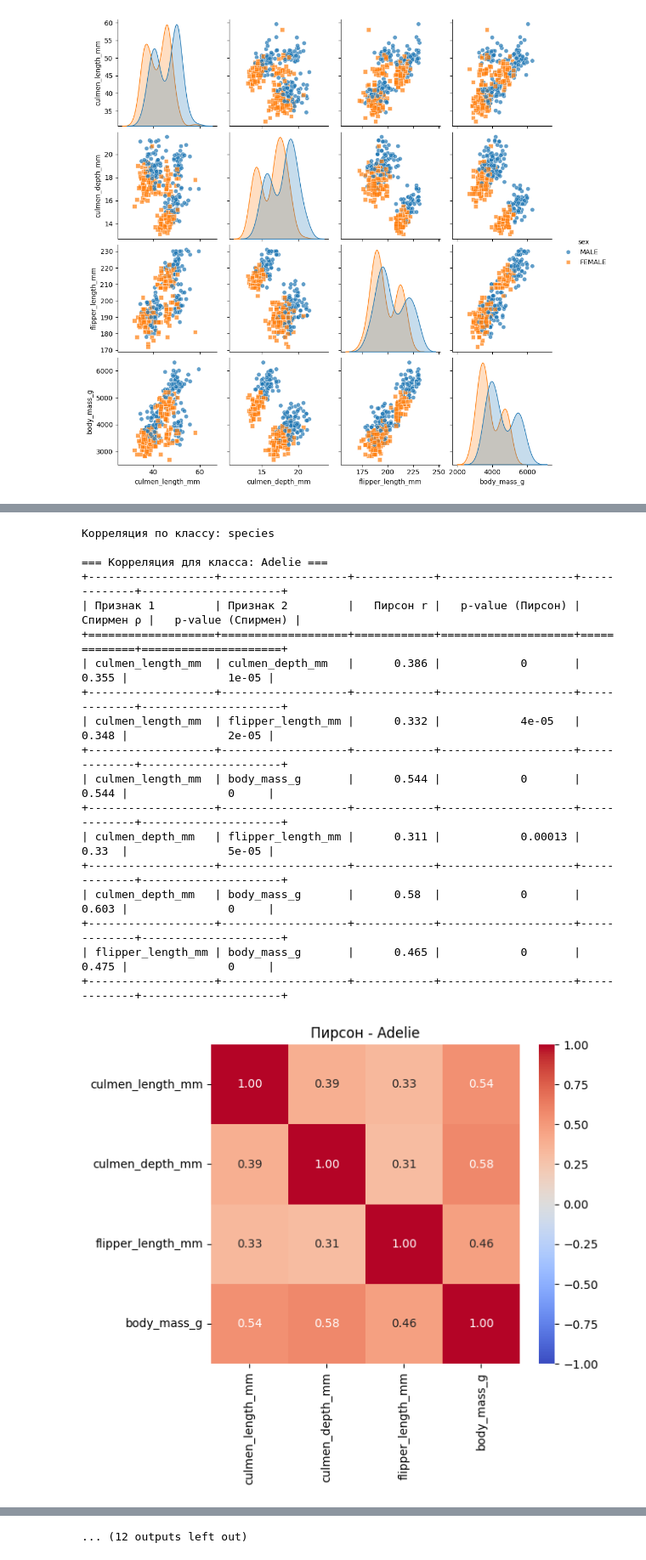
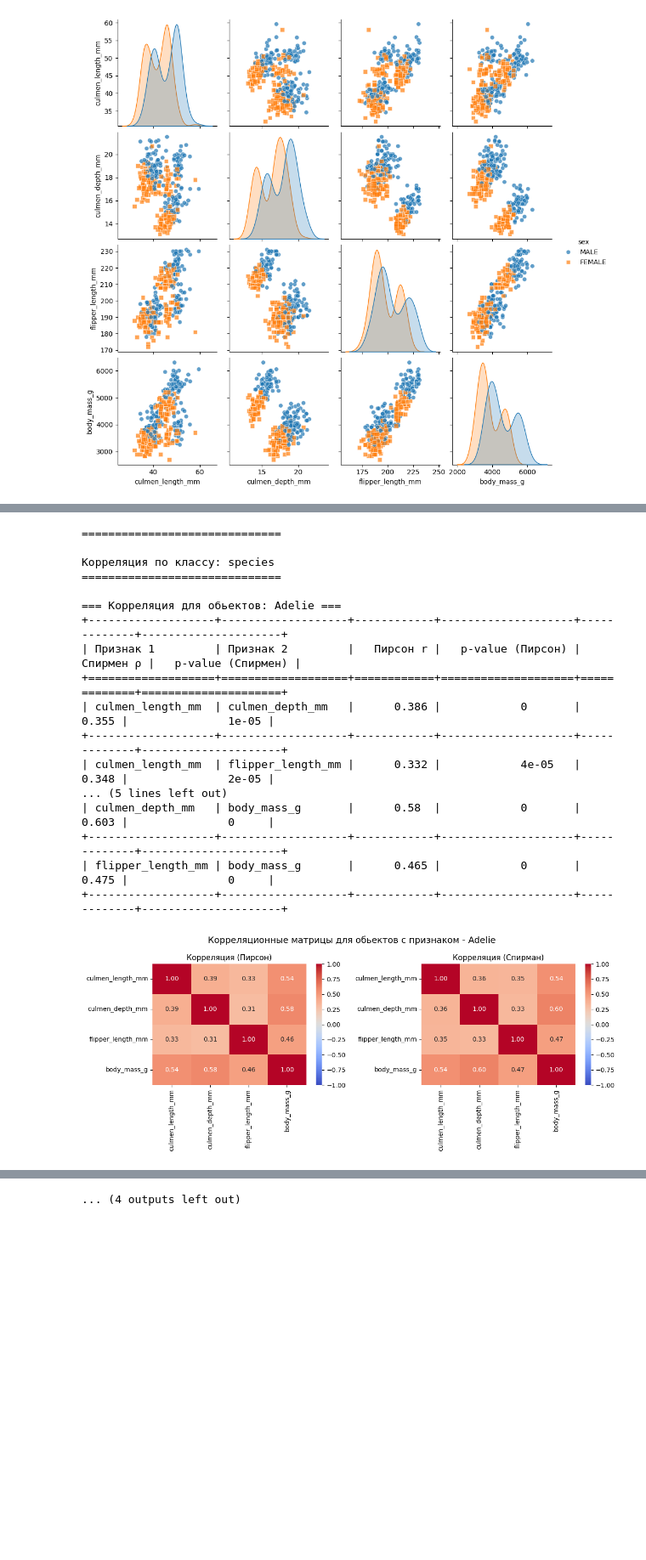
Before and after one commit to unkwerror/NSU_Statistic, a Jupyter notebook: lab1/lab1.ipynb, the cells around one changed output, grey strips where cells are left out. Shown at 85% size. Saved outputs shown, nothing was run; the diff lists cells and outputs as text; code cells hidden in the pictures; blank space fills up the shorter version.

```diff
--- a/lab1/lab1.ipynb
+++ b/lab1/lab1.ipynb
@@ -259,28 +353,35 @@ heatmap_corr(df, features, method="spearman", title="Спирмен - Весь
 # %%
 for target in targets:
-    print(f"\nКорреляция по классу: {target}")
-    for cls in df[target].unique():
-        print(f"\n=== Корреляция для класса: {cls} ===")
-        correlation_table(df[df[target]==cls], features)
-        heatmap_corr(df[df[target]==cls], features, method="pearson", title=f"Пирсон - {cls}")
-        heatmap_corr(df[df[target]==cls], features, method="spearman", title=f"Спирмен - {cls}")
+    display(Markdown(f"## 🔹 Корреляция по признаку: **{target}**"))
+
+    for cls in df[target].dropna().unique():
+        display(Markdown(f"### ▶ Корреляция для объектов: **{cls}**"))
+
+        # Таблица корреляций
+        correlation_table(df[df[target] == cls], features)
+
+        # Тепловая карта
+        heatmap_corr(
+            df[df[target] == cls],
+            features,
+            title=f"Корреляционные матрицы для объектов с признаком '{cls}'"
+        )
 # %% [output]
+==============================
+
 Корреляция по классу: species
+==============================
 
-=== Корреляция для класса: Adelie ===
+=== Корреляция для обьектов: Adelie ===
 +-------------------+-------------------+------------+--------------------+-------------+---------------------+
 | Признак 1         | Признак 2         |   Пирсон r |   p-value (Пирсон) |   Спирмен ρ |   p-value (Спирмен) |
 +===================+===================+============+====================+=============+=====================+
 | culmen_length_mm  | culmen_depth_mm   |      0.386 |            0       |       0.355 |               1e-05 |
 +-------------------+-------------------+------------+--------------------+-------------+---------------------+
 | culmen_length_mm  | flipper_length_mm |      0.332 |            4e-05   |       0.348 |               2e-05 |
-+-------------------+-------------------+------------+--------------------+-------------+---------------------+
-| culmen_length_mm  | body_mass_g       |      0.544 |            0       |       0.544 |               0     |
-+-------------------+-------------------+------------+--------------------+-------------+---------------------+
-| culmen_depth_mm   | flipper_length_mm |      0.311 |            0.00013 |       0.33  |               5e-05 |
-+-------------------+-------------------+------------+--------------------+-------------+---------------------+
+... (5 lines left out)
 | culmen_depth_mm   | body_mass_g       |      0.58  |            0       |       0.603 |               0     |
 +-------------------+-------------------+------------+--------------------+-------------+---------------------+
 | flipper_length_mm | body_mass_g       |      0.465 |            0       |       0.475 |               0     |
 +-------------------+-------------------+------------+--------------------+-------------+---------------------+
-[figure, old version]
+[figure, new version]
@@ -344 +474 @@ for target in targets:
-... (12 outputs left out)
+... (4 outputs left out)
```
Also changed, not shown: parts of 5 cells of this notebook.
